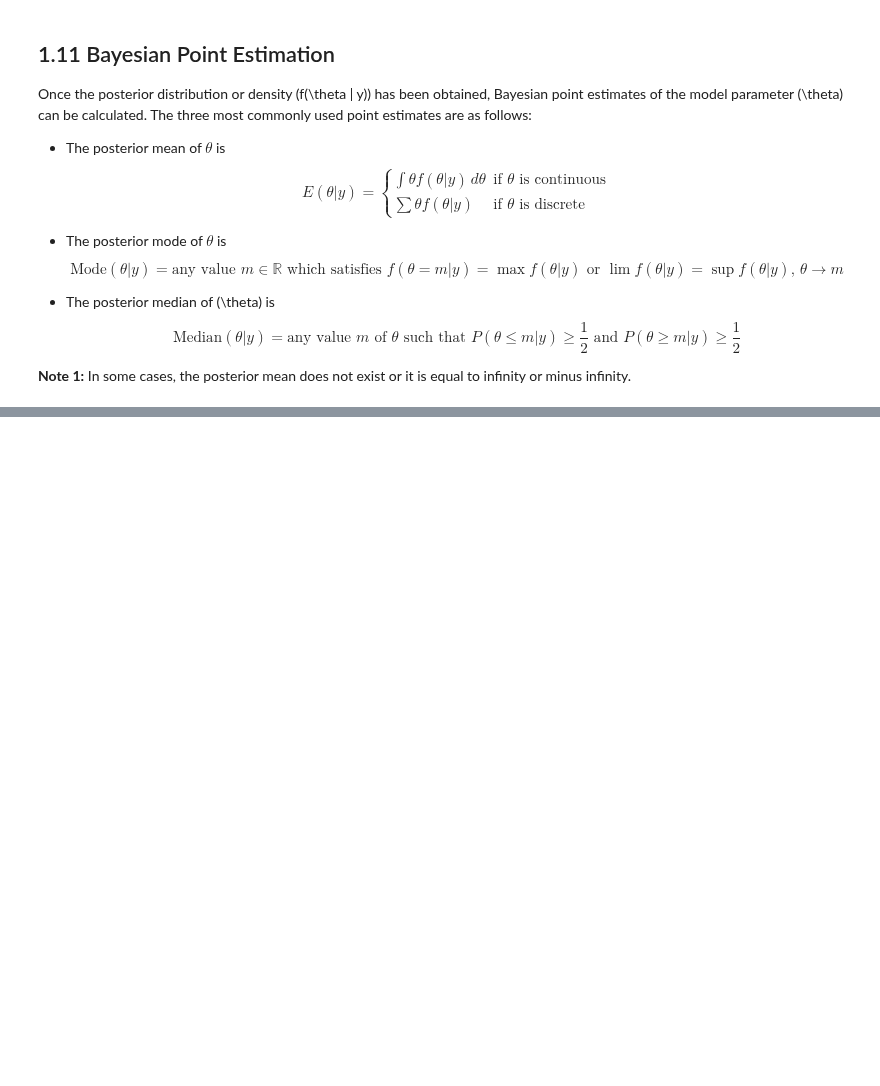
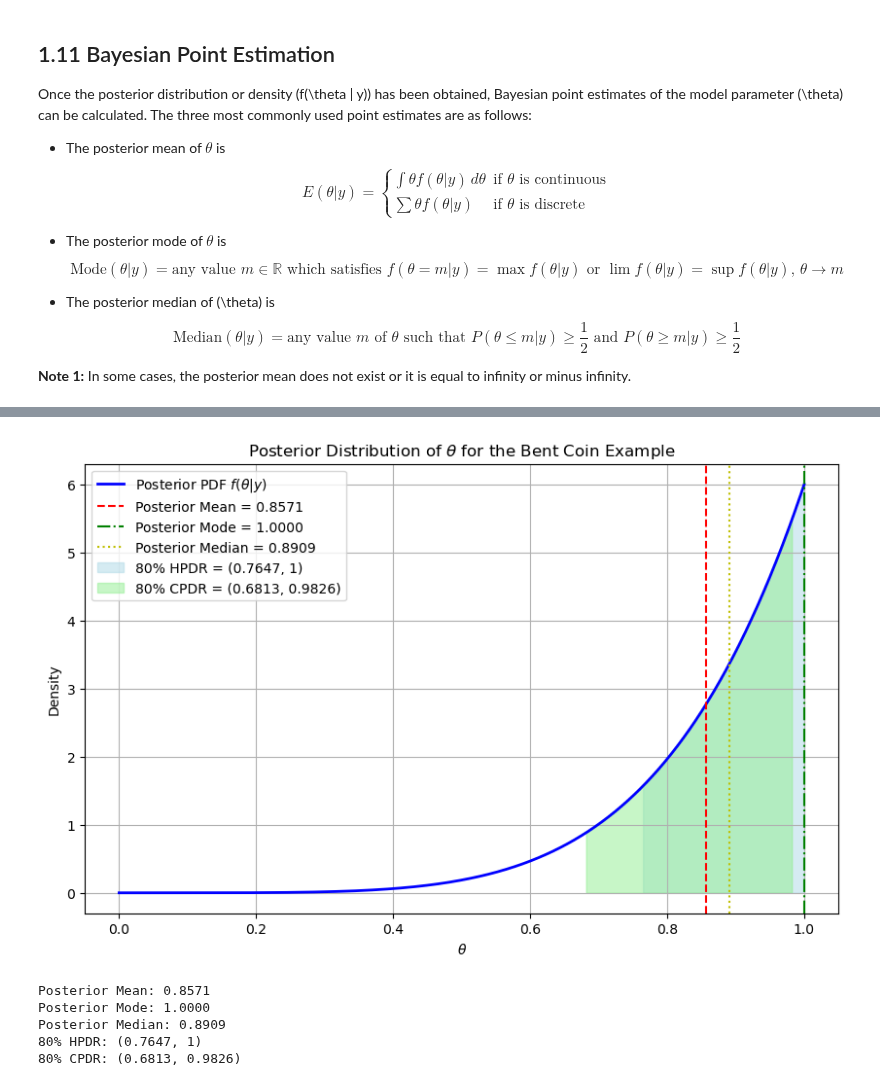
Before and after one commit to rocky115/DeepMythomatics, a Jupyter notebook: Sampling/Chapter-1/Saauntibaa_Saalo-2.ipynb, the cells around one changed output, grey strips where cells are left out. Cells and saved outputs as stored; diff of their text form; code cells hidden in the pictures; blank space fills up the shorter version.

```diff
--- a/Sampling/Chapter-1/Saauntibaa_Saalo-2.ipynb
+++ b/Sampling/Chapter-1/Saauntibaa_Saalo-2.ipynb
@@ -448,0 +699,56 @@ $$
+# %%
+import numpy as np
+import matplotlib.pyplot as plt
+
+# Posterior Beta distribution parameters for (theta | y) ~ Beta(6, 1)
+alpha_post = 6
+beta_post = 1
+
+# Posterior mean, mode, and median calculations
+posterior_mean = alpha_post / (alpha_post + beta_post)
+posterior_mode = (alpha_post - 1) / (alpha_post + beta_post - 2) if alpha_post > 1 else 1
+posterior_median = 0.5 ** (1 / alpha_post)
+
+# 80% HPDR and CPDR calculations
+hpdr_lower_bound = 0.2 ** (1 / alpha_post)
+cpdr_lower_bound = 0.1 ** (1 / alpha_post)
+cpdr_upper_bound = 0.9 ** (1 / alpha_post)
+
+# Define theta range for plotting
+theta_vals = np.linspace(0, 1, 1000)
+
+# Posterior Beta(6,1) PDF
+posterior_pdf = 6 * theta_vals ** (alpha_post - 1) * (1 - theta_vals) ** (beta_post - 1)
+
+# Plotting the posterior distribution
+plt.figure(figsize=(10, 6))
+plt.plot(theta_vals, posterior_pdf, label='Posterior PDF $f(\\theta | y)$', color='b', lw=2)
+plt.axvline(posterior_mean, color='r', linestyle='--', label=f'Posterior Mean = {posterior_mean:.4f}')
+plt.axvline(posterior_mode, color='g', linestyle='-.', label=f'Posterior Mode = {posterior_mode:.4f}')
+plt.axvline(posterior_median, color='y', linestyle=':', label=f'Posterior Median = {posterior_median:.4f}')
+
+# Marking HPDR and CPDR regions
+plt.fill_between(theta_vals, posterior_pdf, where=(theta_vals >= hpdr_lower_bound), color='lightblue', alpha=0.5, label=f'80% HPDR = ({hpdr_lower_bound:.4f}, 1)')
+plt.fill_between(theta_vals, posterior_pdf, where=(theta_vals >= cpdr_lower_bound) & (theta_vals <= cpdr_upper_bound), color='lightgreen', alpha=0.5, label=f'80% CPDR = ({cpdr_lower_bound:.4f}, {cpdr_upper_bound:.4f})')
+
+# Labels and legend
+plt.title('Posterior Distribution of $\\theta$ for the Bent Coin Example')
+plt.xlabel('$\\theta$')
+plt.ylabel('Density')
+plt.legend(loc='upper left')
+plt.grid(True)
+plt.show()
+
+# Print results
+print(f'Posterior Mean: {posterior_mean:.4f}')
+print(f'Posterior Mode: {posterior_mode:.4f}')
+print(f'Posterior Median: {posterior_median:.4f}')
+print(f'80% HPDR: ({hpdr_lower_bound:.4f}, 1)')
+print(f'80% CPDR: ({cpdr_lower_bound:.4f}, {cpdr_upper_bound:.4f})')
+# %% [output]
+[figure, added]
+Posterior Mean: 0.8571
+Posterior Mode: 1.0000
+Posterior Median: 0.8909
+80% HPDR: (0.7647, 1)
+80% CPDR: (0.6813, 0.9826)
```
Also changed, not shown: parts of 12 cells of this notebook, 1 other file.
